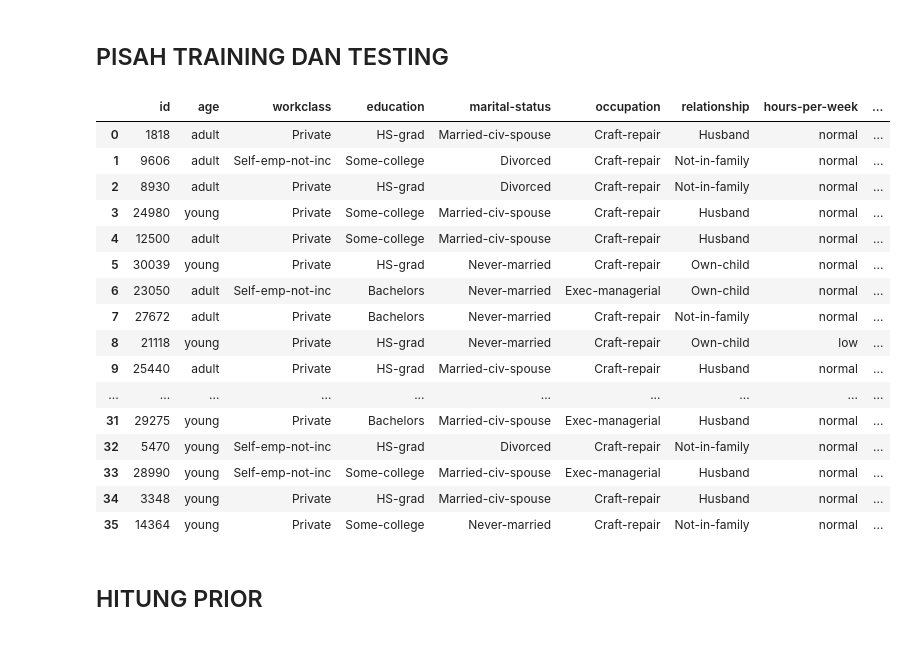
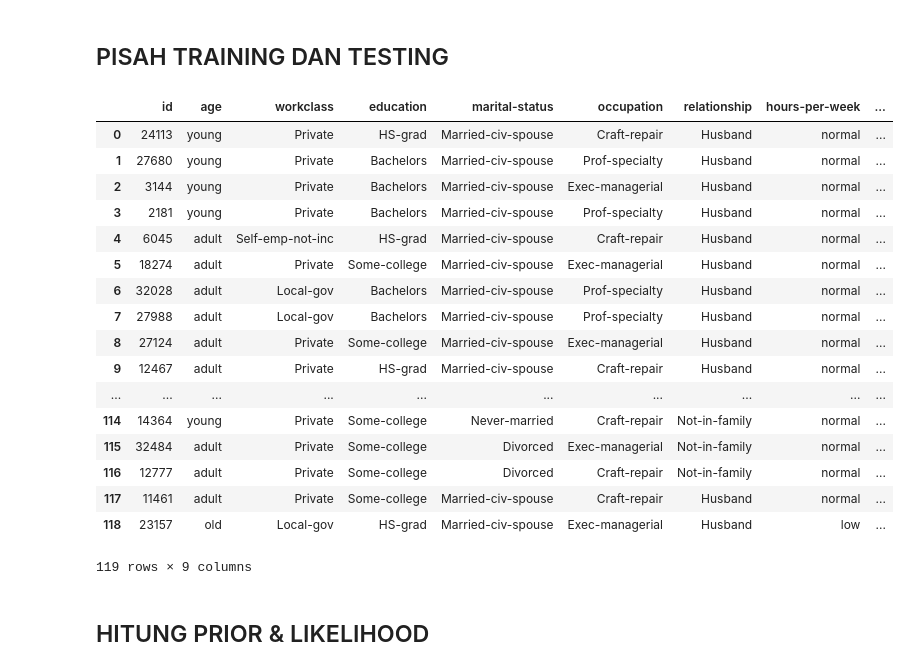
Before and after one commit to rizkiar00/NaiveBayes, a Jupyter notebook: NaiveBayes.ipynb, the cells around one changed output. Drawn from its saved outputs; the diff is of its cells as text; code cells hidden in the pictures.

```diff
--- a/NaiveBayes.ipynb
+++ b/NaiveBayes.ipynb
@@ -19,30 +24,31 @@ fatal: destination path 'NaiveBayes' already exists and is not an empty director
 # %%
 data = pd.read_csv('NaiveBayes/TrainsetTugas1ML.csv',skipinitialspace=True) #Masukkan Data dan Buat Data Training,Testing
 datasmall = data.loc[data['income'] == '>50K'].reset_index()
 databig = data.loc[data['income'] == '<=50K'].reset_index()
-datatrain = pd.concat([datasmall.loc[0:85],databig.loc[0:35]], ignore_index=True).drop(["index"], axis=1)
-datatest = pd.concat([datasmall.loc[85:],databig.loc[35:]], ignore_index=True).drop(["index"], axis=1)
+datatrain = pd.concat([datasmall.loc[40:],databig.loc[1:]], ignore_index=True).drop(["index"], axis=1)
+datatest = pd.concat([datasmall.loc[0:39],databig.loc[0:0]], ignore_index=True).drop(["index"], axis=1)
 datatrainbig = datatrain.loc[datatrain['income'] == '>50K'].reset_index().drop(["index"], axis=1)
 datatrainsmall = datatrain.loc[datatrain['income'] == '<=50K'].reset_index().drop(["index"], axis=1)
-datatrainsmall
+datatrain
 # %% [output]
 |  | id | age | workclass | education | marital-status | occupation | relationship | hours-per-week | ... |
-| 0 | 1818 | adult | Private | HS-grad | Married-civ-spouse | Craft-repair | Husband | normal | ... |
-| 1 | 9606 | adult | Self-emp-not-inc | Some-college | Divorced | Craft-repair | Not-in-family | normal | ... |
-| 2 | 8930 | adult | Private | HS-grad | Divorced | Craft-repair | Not-in-family | normal | ... |
-| 3 | 24980 | young | Private | Some-college | Married-civ-spouse | Craft-repair | Husband | normal | ... |
-| 4 | 12500 | adult | Private | Some-college | Married-civ-spouse | Craft-repair | Husband | normal | ... |
-| 5 | 30039 | young | Private | HS-grad | Never-married | Craft-repair | Own-child | normal | ... |
-| 6 | 23050 | adult | Self-emp-not-inc | Bachelors | Never-married | Exec-managerial | Own-child | normal | ... |
-| 7 | 27672 | adult | Private | Bachelors | Never-married | Craft-repair | Not-in-family | normal | ... |
-| 8 | 21118 | young | Private | HS-grad | Never-married | Craft-repair | Own-child | low | ... |
-| 9 | 25440 | adult | Private | HS-grad | Married-civ-spouse | Craft-repair | Husband | normal | ... |
+| 0 | 24113 | young | Private | HS-grad | Married-civ-spouse | Craft-repair | Husband | normal | ... |
+| 1 | 27680 | young | Private | Bachelors | Married-civ-spouse | Prof-specialty | Husband | normal | ... |
+| 2 | 3144 | young | Private | Bachelors | Married-civ-spouse | Exec-managerial | Husband | normal | ... |
+| 3 | 2181 | young | Private | Bachelors | Married-civ-spouse | Prof-specialty | Husband | normal | ... |
+| 4 | 6045 | adult | Self-emp-not-inc | HS-grad | Married-civ-spouse | Craft-repair | Husband | normal | ... |
+| 5 | 18274 | adult | Private | Some-college | Married-civ-spouse | Exec-managerial | Husband | normal | ... |
+| 6 | 32028 | adult | Local-gov | Bachelors | Married-civ-spouse | Prof-specialty | Husband | normal | ... |
+| 7 | 27988 | adult | Local-gov | Bachelors | Married-civ-spouse | Prof-specialty | Husband | normal | ... |
+| 8 | 27124 | adult | Private | Some-college | Married-civ-spouse | Exec-managerial | Husband | normal | ... |
+| 9 | 12467 | adult | Private | HS-grad | Married-civ-spouse | Craft-repair | Husband | normal | ... |
 | ... | ... | ... | ... | ... | ... | ... | ... | ... | ... |
-| 31 | 29275 | young | Private | Bachelors | Married-civ-spouse | Exec-managerial | Husband | normal | ... |
-| 32 | 5470 | young | Self-emp-not-inc | HS-grad | Divorced | Craft-repair | Not-in-family | normal | ... |
-| 33 | 28990 | young | Self-emp-not-inc | Some-college | Married-civ-spouse | Exec-managerial | Husband | normal | ... |
-| 34 | 3348 | young | Private | HS-grad | Married-civ-spouse | Craft-repair | Husband | normal | ... |
-| 35 | 14364 | young | Private | Some-college | Never-married | Craft-repair | Not-in-family | normal | ... |
+| 114 | 14364 | young | Private | Some-college | Never-married | Craft-repair | Not-in-family | normal | ... |
+| 115 | 32484 | adult | Private | Some-college | Divorced | Exec-managerial | Not-in-family | normal | ... |
+| 116 | 12777 | adult | Private | Some-college | Divorced | Craft-repair | Not-in-family | normal | ... |
+| 117 | 11461 | adult | Private | Some-college | Married-civ-spouse | Craft-repair | Husband | normal | ... |
+| 118 | 23157 | old | Local-gov | HS-grad | Married-civ-spouse | Exec-managerial | Husband | low | ... |
+119 rows × 9 columns
 # %% [markdown]
-## HITUNG PRIOR
+## HITUNG PRIOR & LIKELIHOOD
 # %%
```
Also changed, not shown: parts of 6 cells of this notebook.
